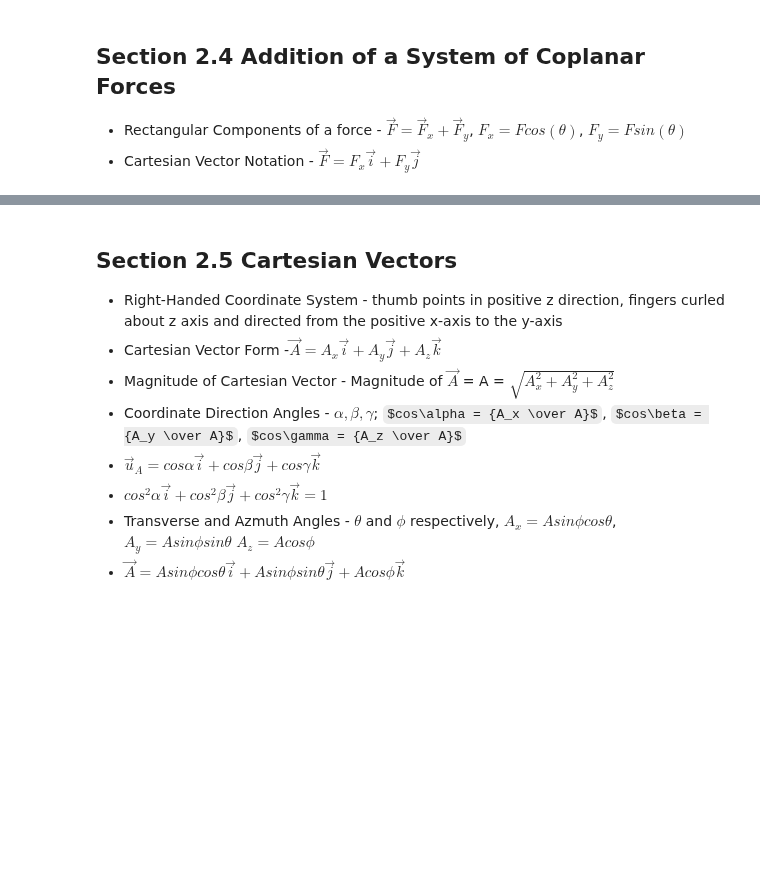
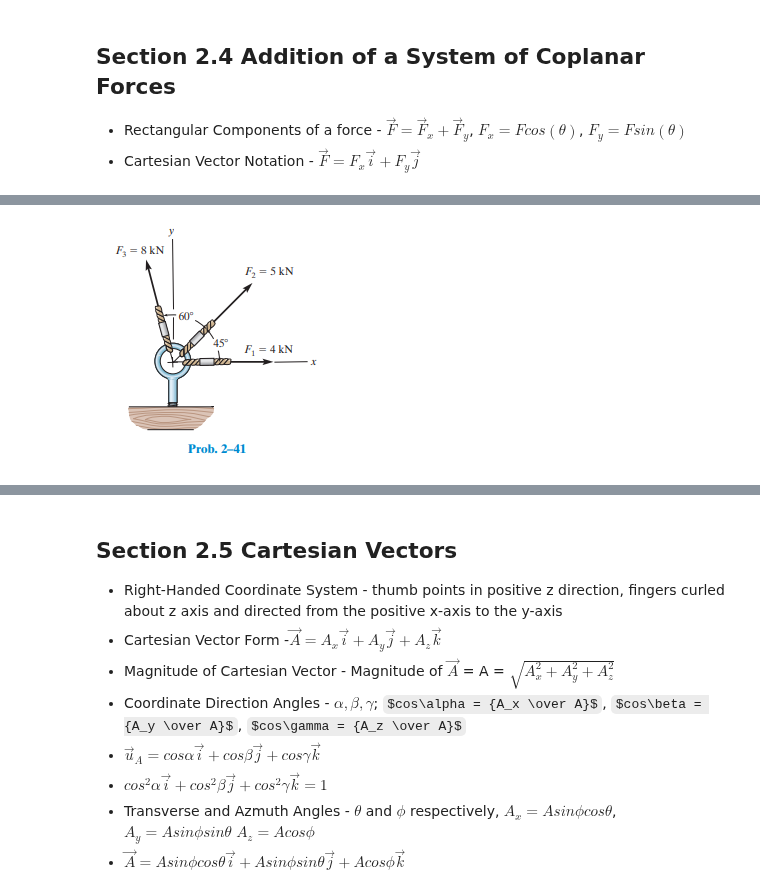
Before and after one commit to michaelhotchkiss/Statics, a Jupyter notebook: Chapter 2 - Force Vectors.ipynb, the cells around one changed output, grey strips where cells are left out. Drawn from its saved outputs; the diff is of its cells as text; code cells hidden in the pictures; some formulas as TeX source; blank space fills up the shorter version.

```diff
--- a/Chapter 2 - Force Vectors.ipynb
+++ b/Chapter 2 - Force Vectors.ipynb
@@ -85,3 +88,8 @@ positive x axis.
+# %%
+from IPython.display import Image
+Image("pictures/problem_2_41.png")
+# %% [output]
+[figure, added]
 # %%
 import numpy as np
 from matplotlib.patches import FancyArrow, Rectangle, Circle
```
Also changed, not shown: parts of 10 cells of this notebook, 9 other files.
